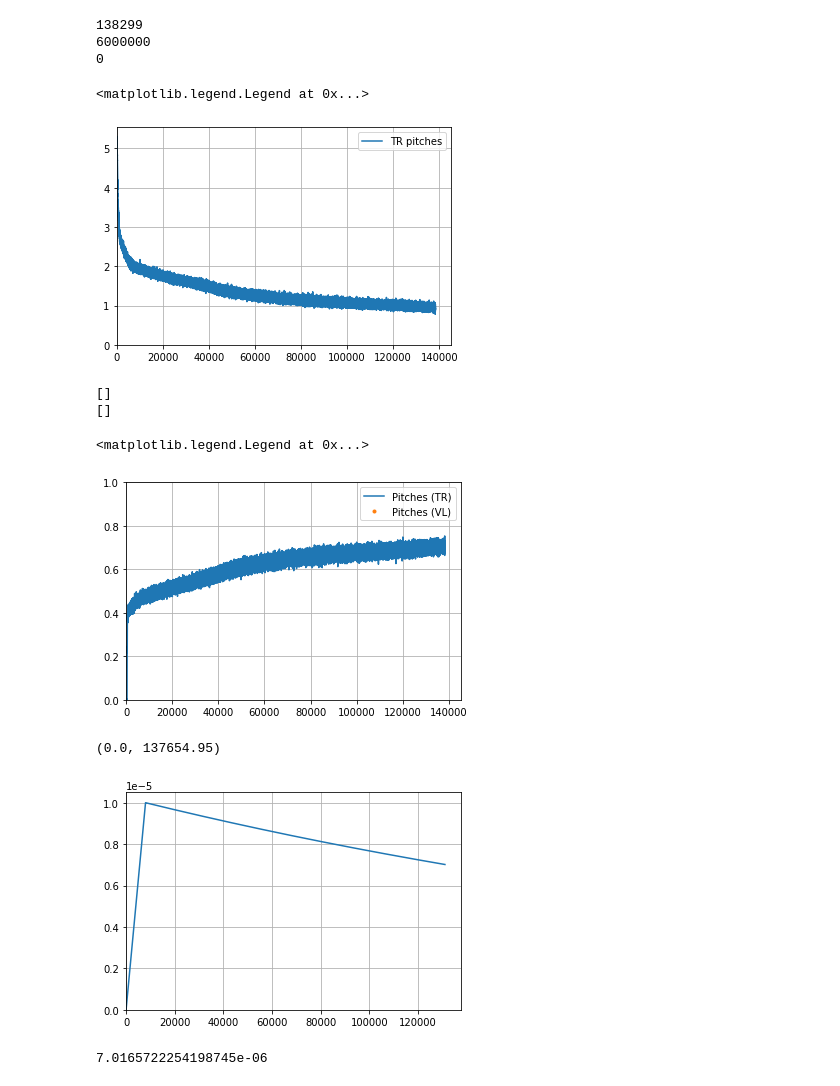
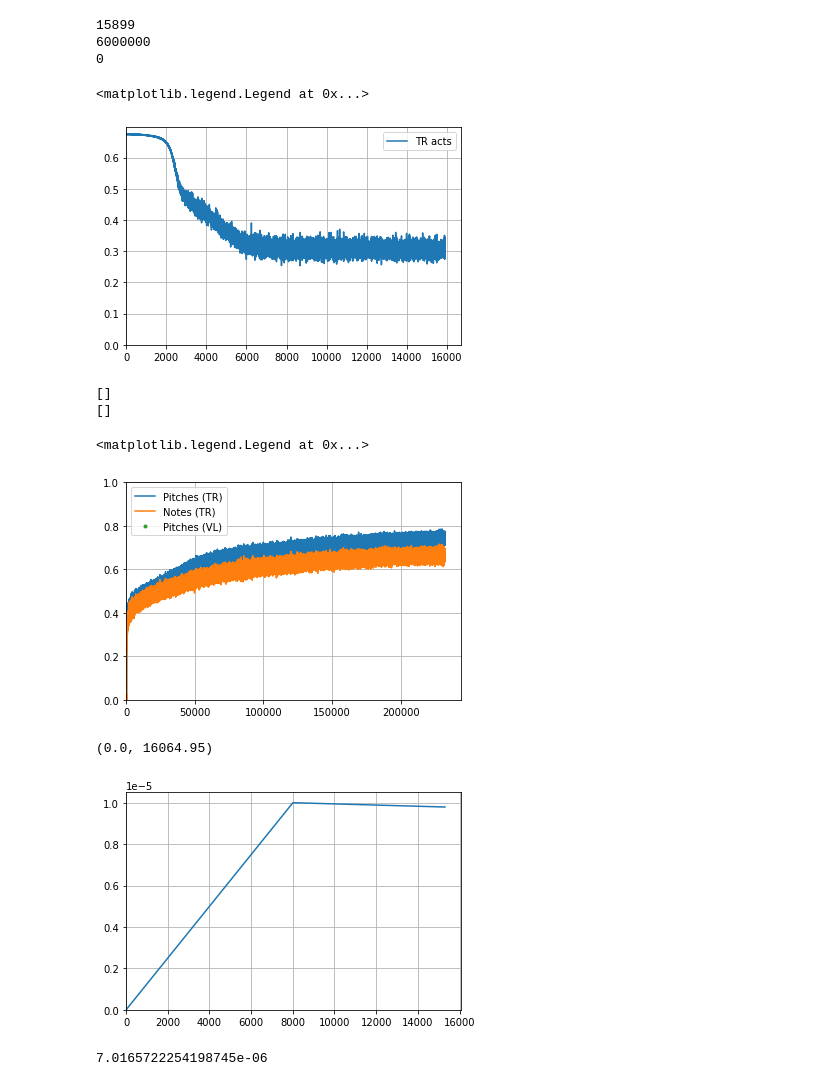
Before and after one commit to EmanueleCosenza/polyphemus, a Jupyter notebook: plot.ipynb, the cells around one changed output. Saved outputs shown, nothing was run; the diff lists cells and outputs as text; code cells hidden in the pictures.

```diff
--- a/plot.ipynb
+++ b/plot.ipynb
@@ -4,40 +4,40 @@ from matplotlib import pyplot as plt
 
 #checkpoint = torch.load('models/just_pitches_no_drums_warmup2')
 #checkpoint = torch.load('models/multibar/checkpoint', map_location='cpu')
-checkpoint = torch.load('models/2bars512/checkpoint', map_location='cpu')
+checkpoint = torch.load('models/2barsCNN/checkpoint', map_location='cpu')
 # %%
 tr_losses = checkpoint['tr_losses']
 print(checkpoint['tot_batches'])
 
 #plt.plot(range(1, len(tr_losses['tot'])+1), tr_losses['tot'], label='TR loss')
-#plt.plot(range(1, len(tr_losses['acts'])+1), tr_losses['acts'], label='TR acts')
-plt.plot(range(1, len(tr_losses['pitches'])+1), tr_losses['pitches'], label='TR pitches')
+plt.plot(range(1, len(tr_losses['acts'])+1), tr_losses['acts'], label='TR acts')
+#plt.plot(range(1, len(tr_losses['pitches'])+1), tr_losses['pitches'], label='TR pitches')
 #plt.plot(range(1, len(tr_losses['dur'])+1), tr_losses['dur'], label='TR dur')
 #plt.plot(range(1, len(tr_losses['kld'])+1), tr_losses['kld'], label='TR kld')
 
 val_losses = checkpoint['val_losses']
 eval_every = checkpoint['eval_every']
 print(eval_every)
 print(len(val_losses['tot']))
 
 #plt.plot(range(1+eval_every, len(tr_losses['tot'])+1, eval_every), val_losses['tot'], label='VL loss')
 #plt.plot(range(1+eval_every, len(tr_losses['acts'])+1, eval_every), val_losses['acts'], label='VL acts')
 #plt.plot(range(1+eval_every, len(tr_losses['pitches'])+1, eval_every), val_losses['pitches'], '.', label='VL pitches')
 #plt.plot(range(1+eval_every, len(tr_losses['dur'])+1, eval_every), val_losses['dur'], label='VL dur')
 #plt.plot(range(1+eval_every, len(tr_losses['kld'])+1, eval_every), val_losses['kld'], label='VL kld')
 
 plt.grid()
 plt.ylim(0)
 plt.xlim(0)
 #plt.ylim(0, 1)
-#plt.xlim(0, 1000000)
+#plt.xlim(0, 200000)
 plt.legend()
 # %% [output]
-138299
+15899
 6000000
 0
 <matplotlib.legend.Legend at 0x...>
-[figure, old version]
+[figure, new version]
 # %%
 tr_accs = checkpoint['tr_accuracies']
 #plt.plot(range(1, len(tr_accs['acts_acc'])+1), tr_accs['acts_acc'], label='Activations acc. (TR)')
@@ -46,7 +46,7 @@ tr_accs = checkpoint['tr_accuracies']
 #plt.plot(range(1, len(tr_accs['acts_f1'])+1), tr_accs['acts_f1'], label='Activations F1 (TR)')
 plt.plot(range(1, len(tr_accs['pitches'])+1), tr_accs['pitches'], label='Pitches (TR)')
 #plt.plot(range(1, len(tr_accs['dur'])+1), tr_accs['dur'], label='Durations (TR)')
-#plt.plot(range(1, len(tr_accs['notes'])+1), tr_accs['notes'], label='Notes (TR)')
+plt.plot(range(1, len(tr_accs['notes'])+1), tr_accs['notes'], label='Notes (TR)')
 
 val_accs = checkpoint['val_accuracies']
 #plt.plot(range(1+eval_every, len(tr_accs['acts_acc'])+1, eval_every), val_accs['acts_acc'], label='Activations (VL)')
@@ -67,7 +67,7 @@ plt.legend()
 []
 []
 <matplotlib.legend.Legend at 0x...>
-[figure, old version]
+[figure, new version]
 # %%
 lrs = checkpoint['lrs']
 plt.plot(range(1, len(lrs)+1), lrs, label='Lr')
@@ -75,8 +75,8 @@ plt.grid()
 plt.ylim(0)
 plt.xlim(0)
 # %% [output]
-(0.0, 137654.95)
+(0.0, 16064.95)
-[figure, old version]
+[figure, new version]
 # %%
 lrs[-1]
 # %% [output]
```
Also changed, not shown: 3 other files.
